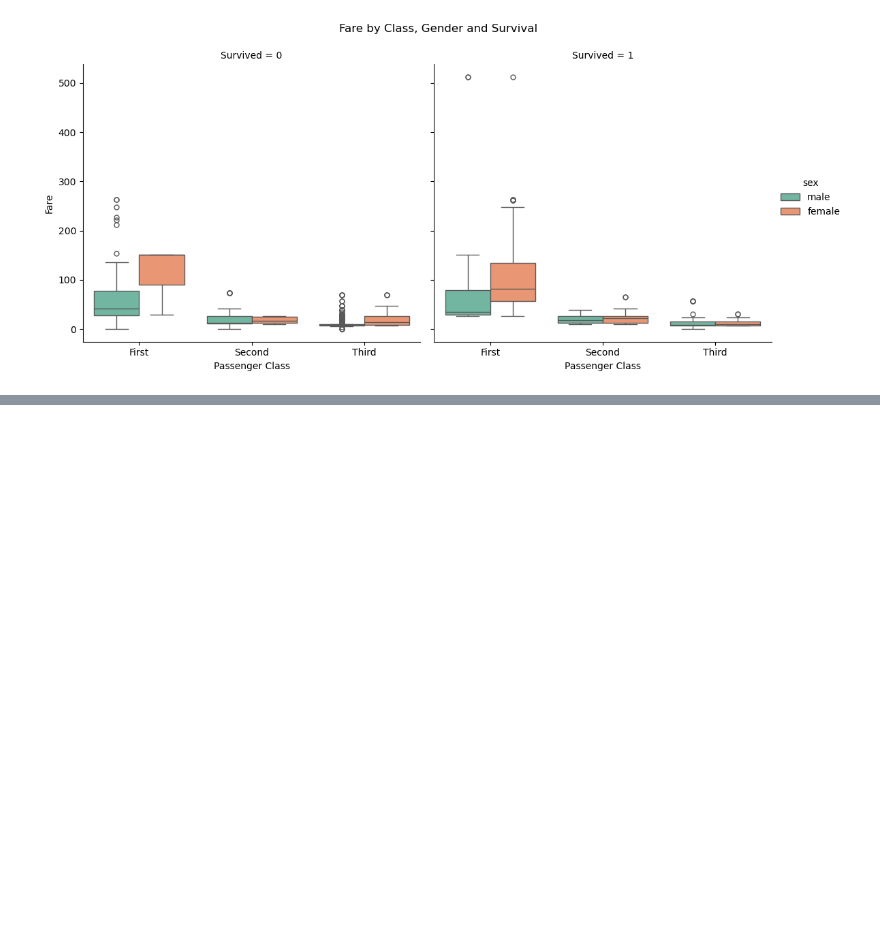
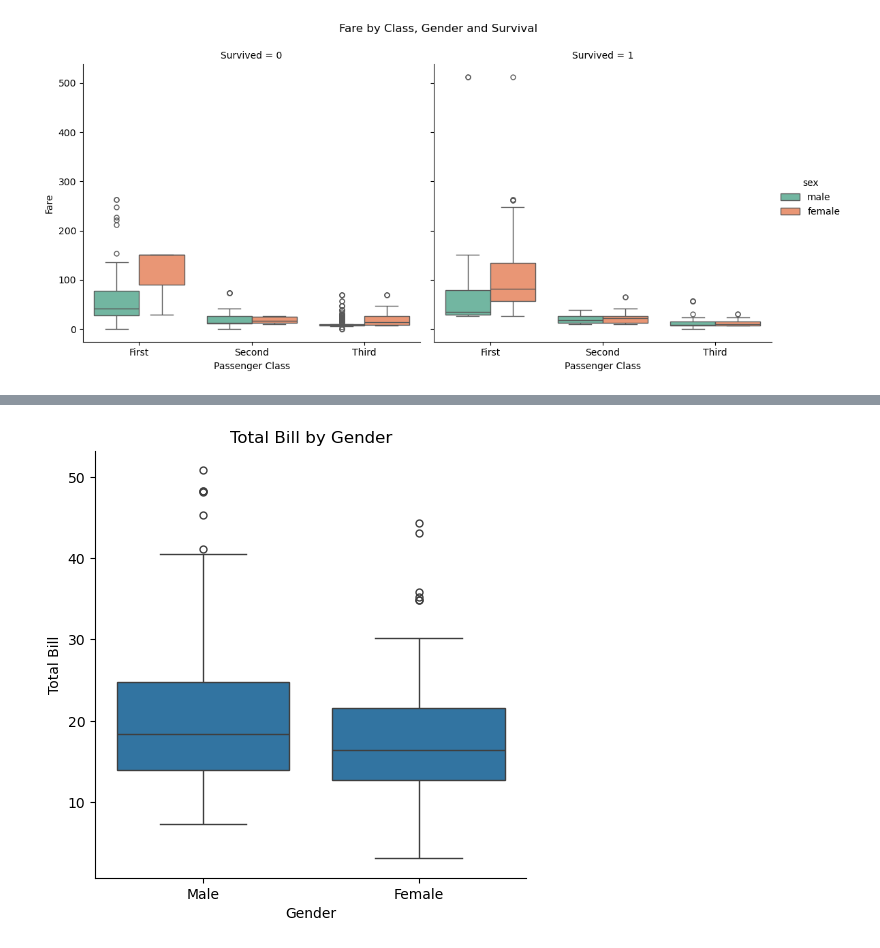
Before and after one commit to rohitdeore2151/python-daily-task, a Jupyter notebook: Task 42 Seaborn Catplot Function .ipynb, the cells around one changed output, grey strips where cells are left out. Saved outputs shown, nothing was run; the diff lists cells and outputs as text; code cells hidden in the pictures; blank space fills up the shorter version.

```diff
--- a/Task 42 Seaborn Catplot Function .ipynb
+++ b/Task 42 Seaborn Catplot Function .ipynb
@@ -339,0 +399,14 @@ plt.show()
+# %%
+sns.catplot(
+    data=tips,
+    x="sex",
+    y="total_bill",
+    kind="box"
+)
+
+plt.title("Total Bill by Gender")
+plt.xlabel("Gender")
+plt.ylabel("Total Bill")
+plt.show()
+# %% [output]
+[figure, added]
```
Also changed, not shown: parts of 31 cells of this notebook.
